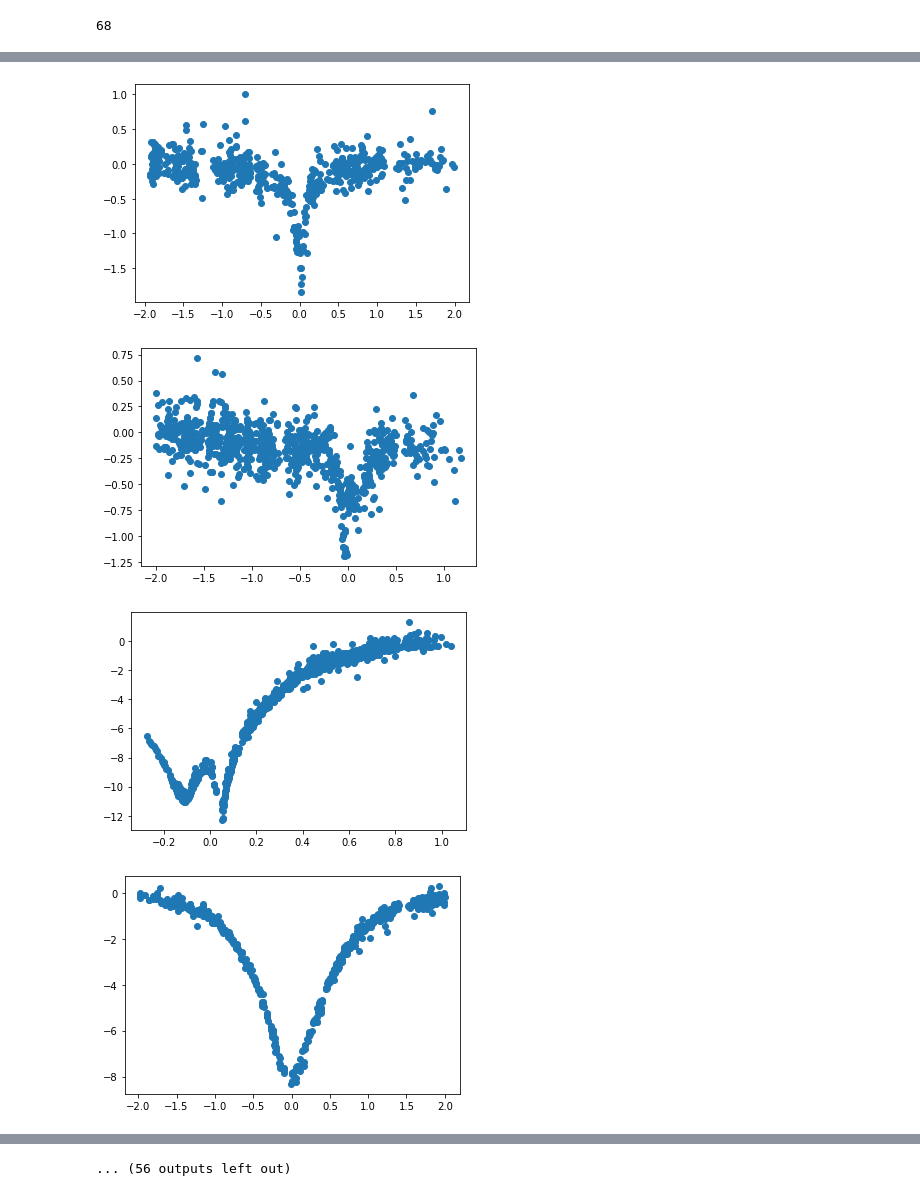
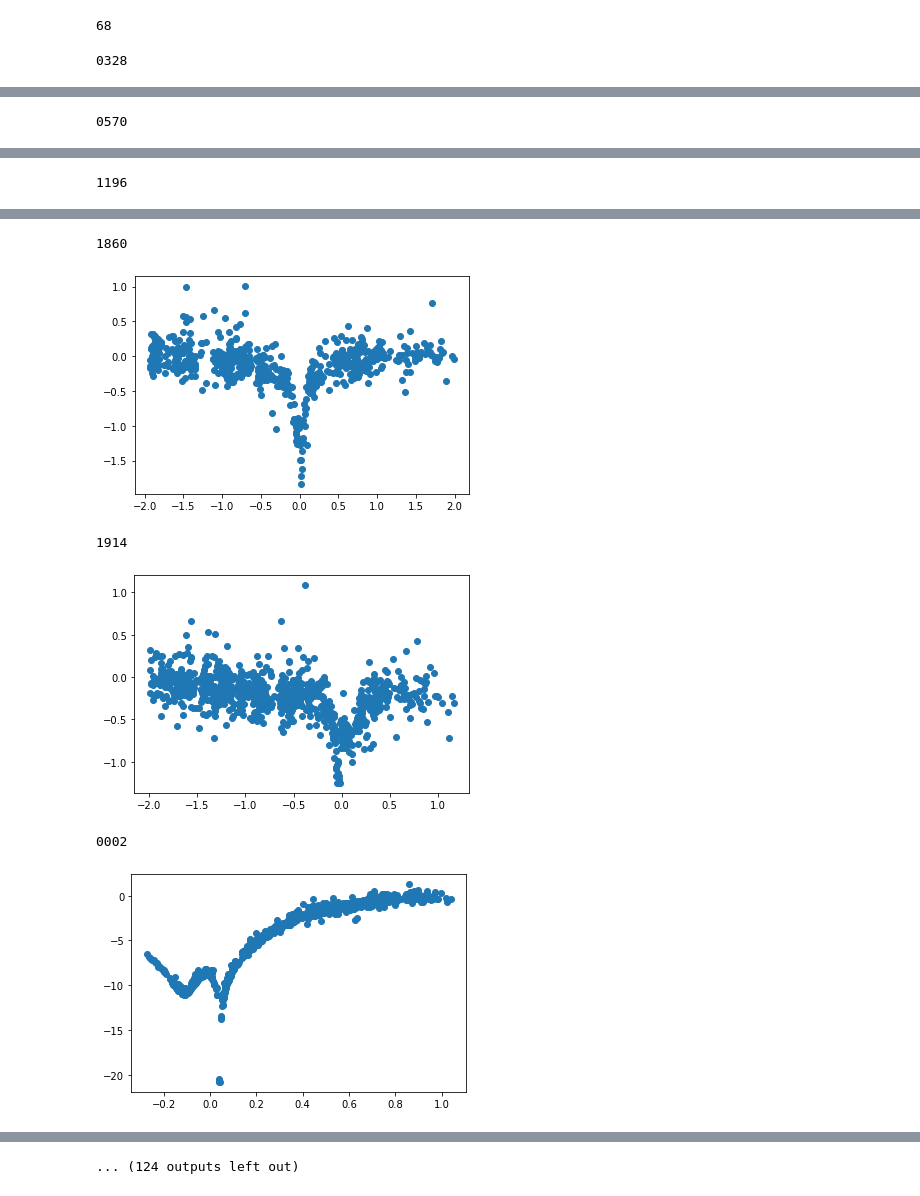
Before and after one commit to haimengzhao/magic-microlensing, a Jupyter notebook: KMT/KMT_preprocess.ipynb, the cells around one changed output, grey strips where cells are left out. Drawn from its saved outputs; the diff is of its cells as text; code cells hidden in the pictures.

```diff
--- a/KMT/KMT_preprocess.ipynb
+++ b/KMT/KMT_preprocess.ipynb
@@ -76,6 +76,7 @@ max_len = 0
 lc = []
 fs_list = []
 for i in tqdm(range(len(eventid_list))):
+    print(eventid_list[i])
     data = []
     for root, dirs, files in os.walk(targetdir + 'KMT-2019-BLG-' + eventid_list[i]):
         for f in files:
@@ -91,24 +92,26 @@ for i in tqdm(range(len(eventid_list))):
                 data.append(np.loadtxt(f'{targetdir}KMT-2019-BLG-{eventid_list[i]}/{f}'))
     data = np.vstack(data)
     data = data[np.argsort(data[:, 0])]
+    # plt.scatter(data[:, 0], data[:, 1])
+    # plt.show()
 
     # preprocess
     t0 = params[i, 0]; te = params[i, 1]; Ibase = params[i, -1]
     # print(t0, te, Ibase)
 
     # filter
-    data = np.delete(data, np.where(data[:, 5] > 6.5), axis=0)
+    data = np.delete(data, np.where(data[:, 5] > 7), axis=0)
     data = np.delete(data, np.where(data[:, 5] < 0), axis=0)
-    data = np.delete(data, np.where(data[:, 4] > data[:, 3] / 100), axis=0)
+    # data = np.delete(data, np.where(data[:, 4] > data[:, 3] / 100), axis=0)
     # data = np.delete(data, np.where(data[:, 6]<1000), axis=0)
-    for j in range(100):
+    for j in range(5):
         data = np.delete(data, np.where((np.abs(np.diff(data[:, 3])) > 0.3)), axis=0)
 
     # Ibase
-    if len(data[np.abs(data[:, 0] - t0) > 0.3 * 4 * te][:, 3]) == 0:
+    if len(data[np.abs(data[:, 0] - t0) > 2 * te][:, 3]) == 0:
         m0 = Ibase
     else:
-        m0 = data[np.abs(data[:, 0] - t0) > 0.3 * 4 * te][:, 3].mean()
+        m0 = data[np.abs(data[:, 0] - t0) > 2 * te][:, 3].mean()
     data[:, 3] = (data[:, 3] - m0) / 0.2
 
     # # fs
@@ -145,3 +148,4 @@ for i in tqdm(range(len(eventid_list))):
 with h5py.File(targetdir + 'processed_data.h5', mode='w') as dataset_file:
     dataset_file['X'] = data
 # %% [output]
+0328
@@ -148,0 +153 @@ with h5py.File(targetdir + 'processed_data.h5', mode='w') as dataset_file:
+0570
@@ -149,0 +155 @@ with h5py.File(targetdir + 'processed_data.h5', mode='w') as dataset_file:
+1196
@@ -151,4 +157,6 @@ with h5py.File(targetdir + 'processed_data.h5', mode='w') as dataset_file:
+1860
-[figure, old version]
+[figure, new version]
+1914
-[figure, old version]
+[figure, new version]
+0002
-[figure, old version]
+[figure, new version]
-[figure, removed]
@@ -160 +163 @@ with h5py.File(targetdir + 'processed_data.h5', mode='w') as dataset_file:
-... (56 outputs left out)
+... (124 outputs left out)
```
Also changed, not shown: parts of 4 cells of this notebook, 3 other files.
